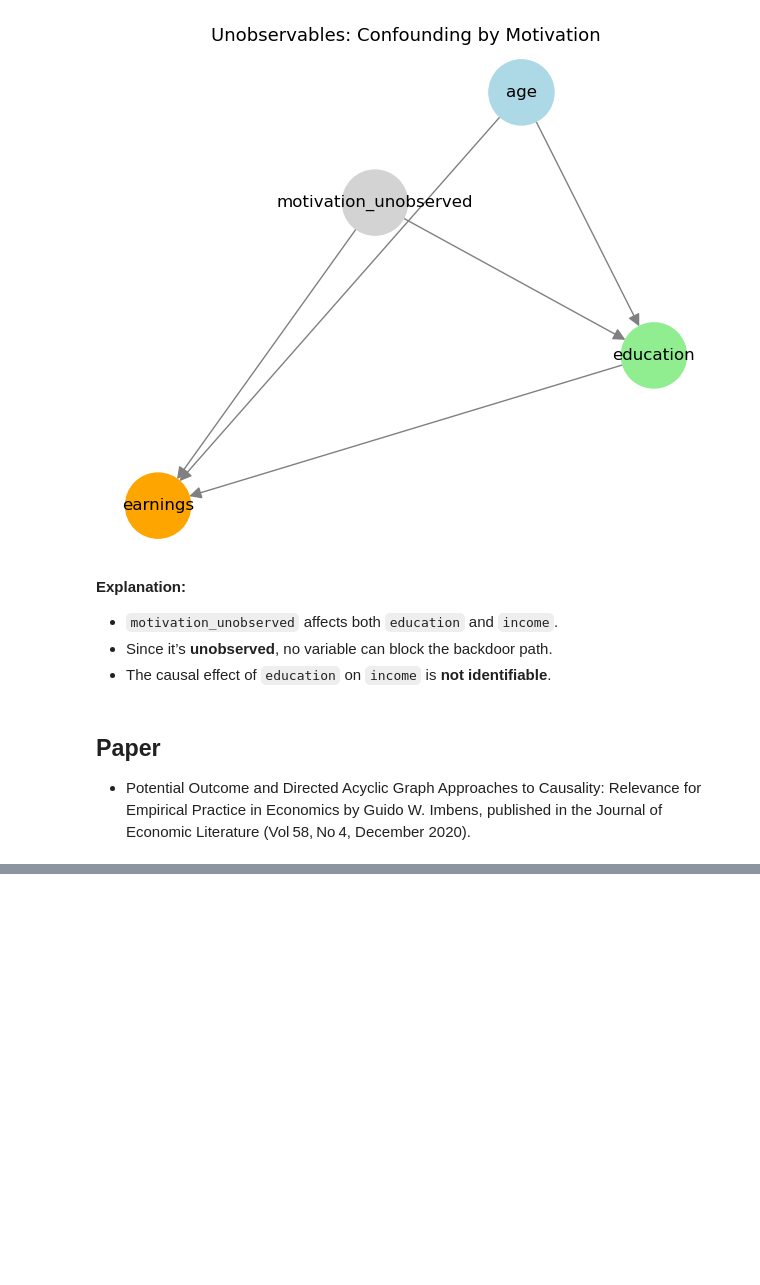
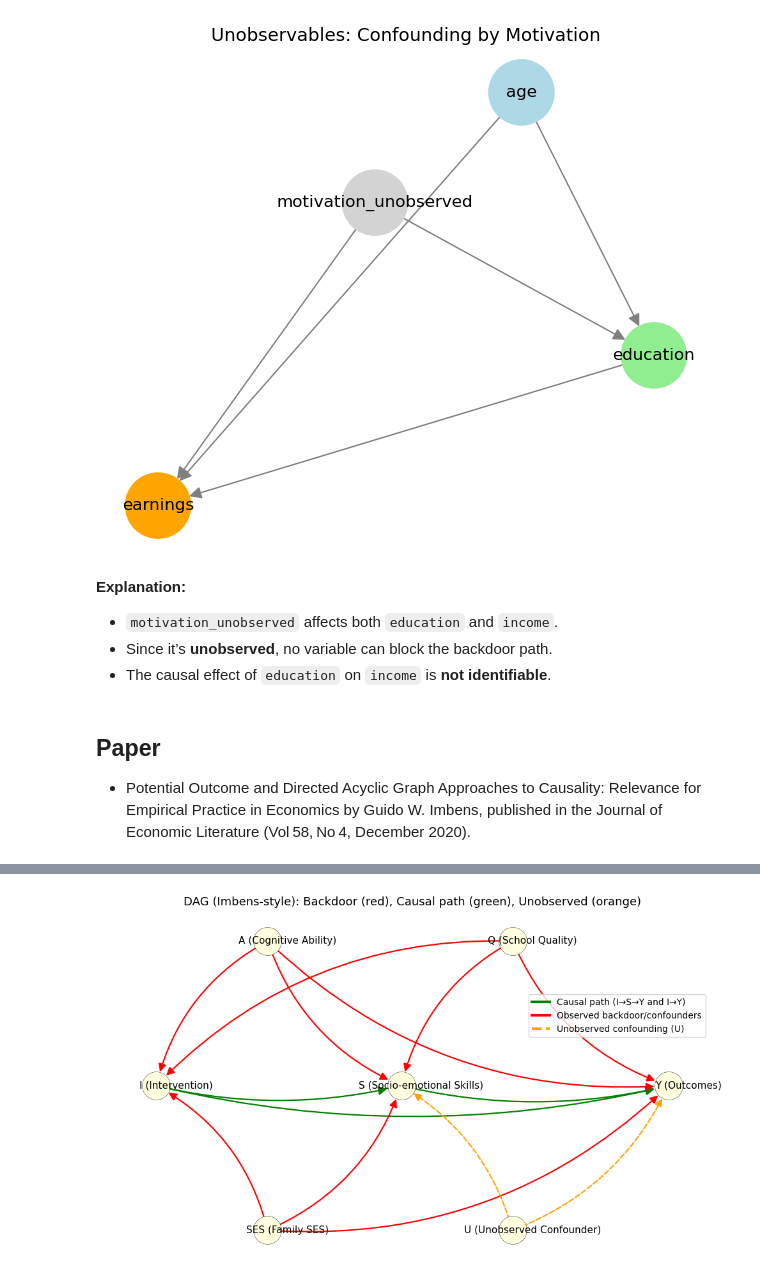
Before and after one commit to dataman-git/causal_inference, a Jupyter notebook: Ch03_backdoor_frontdoor.ipynb, the cells around one changed output, grey strips where cells are left out. Saved outputs shown, nothing was run; the diff lists cells and outputs as text; code cells hidden in the pictures; blank space fills up the shorter version.

```diff
--- a/Ch03_backdoor_frontdoor.ipynb
+++ b/Ch03_backdoor_frontdoor.ipynb
@@ -439,0 +198,90 @@ plt.show()
+# %%
+import networkx as nx
+import matplotlib.pyplot as plt
+import matplotlib.lines as mlines
+
+G = nx.DiGraph()
+
+# Nodes
+nodes = [
+    "I (Intervention)",
+    "S (Socio-emotional Skills)",
+    "Y (Outcomes)",
+    "A (Cognitive Ability)",
+    "SES (Family SES)",
+    "Q (School Quality)",
+    "U (Unobserved Confounder)"]
+G.add_nodes_from(nodes)
+
+# --- Edge groups (Green) --- #
+frontdoor_edges = [
+    ("I (Intervention)", "S (Socio-emotional Skills)"),
+    ("S (Socio-emotional Skills)", "Y (Outcomes)"),
+    ("I (Intervention)", "Y (Outcomes)") ]
+
+# Red
+backdoor_edges = [
+    ("A (Cognitive Ability)", "I (Intervention)"),
+    ("SES (Family SES)", "I (Intervention)"),
+    ("Q (School Quality)", "I (Intervention)"),
+    ("A (Cognitive Ability)", "S (Socio-emotional Skills)"),
+    ("SES (Family SES)", "S (Socio-emotional Skills)"),
+    ("Q (School Quality)", "S (Socio-emotional Skills)"),
+    ("A (Cognitive Ability)", "Y (Outcomes)"),
+    ("SES (Family SES)", "Y (Outcomes)"),
+    ("Q (School Quality)", "Y (Outcomes)")]
+
+# Orange
+unobserved_edges = [
+    ("U (Unobserved Confounder)", "S (Socio-emotional Skills)"),
+    ("U (Unobserved Confounder)", "Y (Outcomes)")]
+
+# Positions
+pos = {
+    "I (Intervention)": (-2.2,  0.0),
+    "S (Socio-emotional Skills)": ( 0.0,  0.0),
+    "Y (Outcomes)":         ( 2.4,  0.0),
+    "A (Cognitive Ability)":      (-1.2,  1.8),
+    "SES (Family SES)":           (-1.2, -1.8),
+    "Q (School Quality)":         ( 1.0,  1.8),
+    "U (Unobserved Confounder)":  ( 1.0, -1.8),}
+plt.figure(figsize=(10, 6))
+
+nx.draw_networkx_nodes(
+    G, pos, node_color="lightyellow", node_size=1000,
+    edgecolors="black", linewidths=0.3)
+label_pos = {k: (x+0.18, y ) for k, (x, y) in pos.items()}
+nx.draw_networkx_labels(G, label_pos, font_size=11)
+
+def draw_edges(edgelist, color, style="solid", width=2.8, arrowsize=14, rad=0.18, alpha=1.0):
+    nx.draw_networkx_edges(
+        G, pos,
+        edgelist=edgelist,
+        edge_color=color,
+        arrows=True,
+        arrowstyle='-|>',
+        arrowsize=arrowsize,
+        width=width,
+        alpha=alpha,
+        connectionstyle=f'arc3,rad={rad}',
+        style=style,
+        min_source_margin=12,
+        min_target_margin=16  )
+
+draw_edges(frontdoor_edges,  color='green',  style='solid',  width=1.6, rad=0.12, arrowsize=20)
+draw_edges(backdoor_edges,   color='red',    style='solid',  width=1.6, rad=0.22, arrowsize=18)
+draw_edges(unobserved_edges, color='orange', style='dashed', width=1.6, rad=0.20, arrowsize=18)
+plt.legend(
+    handles=legend_handles,
+    loc="center right",        # inside the axes, on the right edge
+    bbox_to_anchor=(0.98, 0.7),
+    frameon=True,
+    fontsize=10,)
+
+plt.title("DAG (Imbens-style): Backdoor (red), Causal path (green), Unobserved (orange)", fontsize=13)
+plt.axis('off')
+plt.tight_layout()
+plt.savefig("dag_imbens_style_networkx_arrows.png", dpi=220, bbox_inches="tight")
+plt.show()
+# %% [output]
+[figure, added]
```
Also changed, not shown: parts of 9 cells of this notebook.
